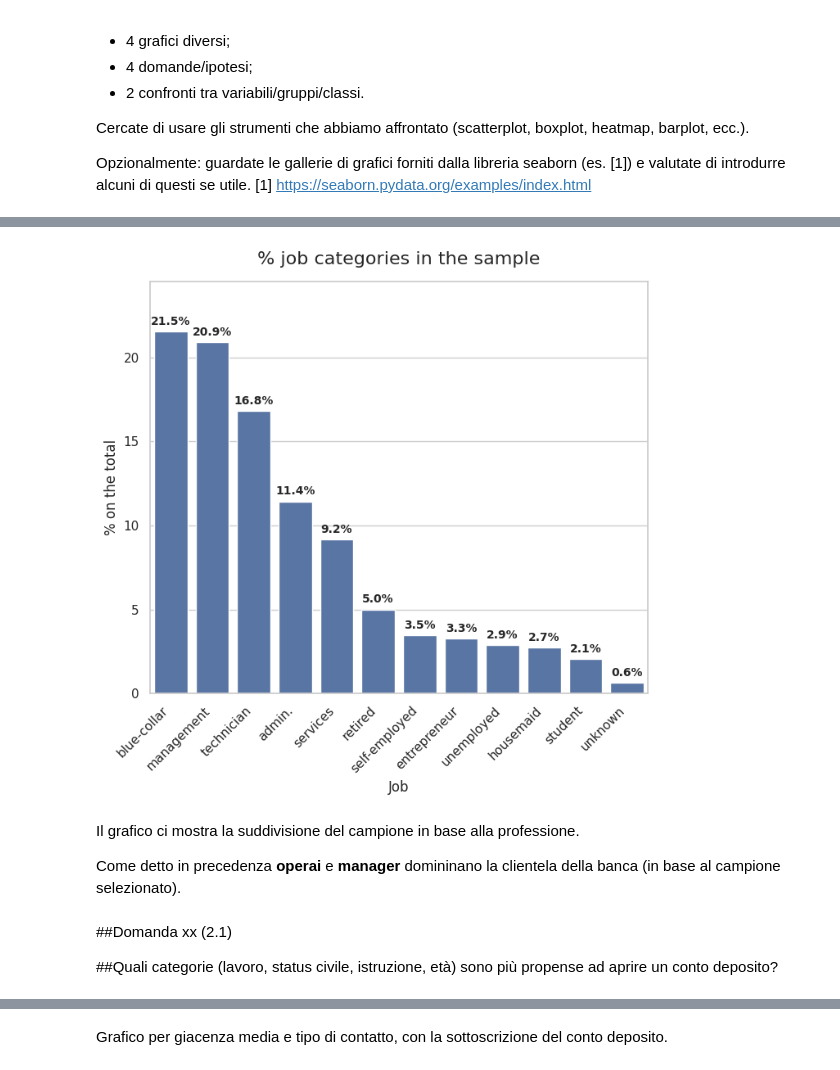
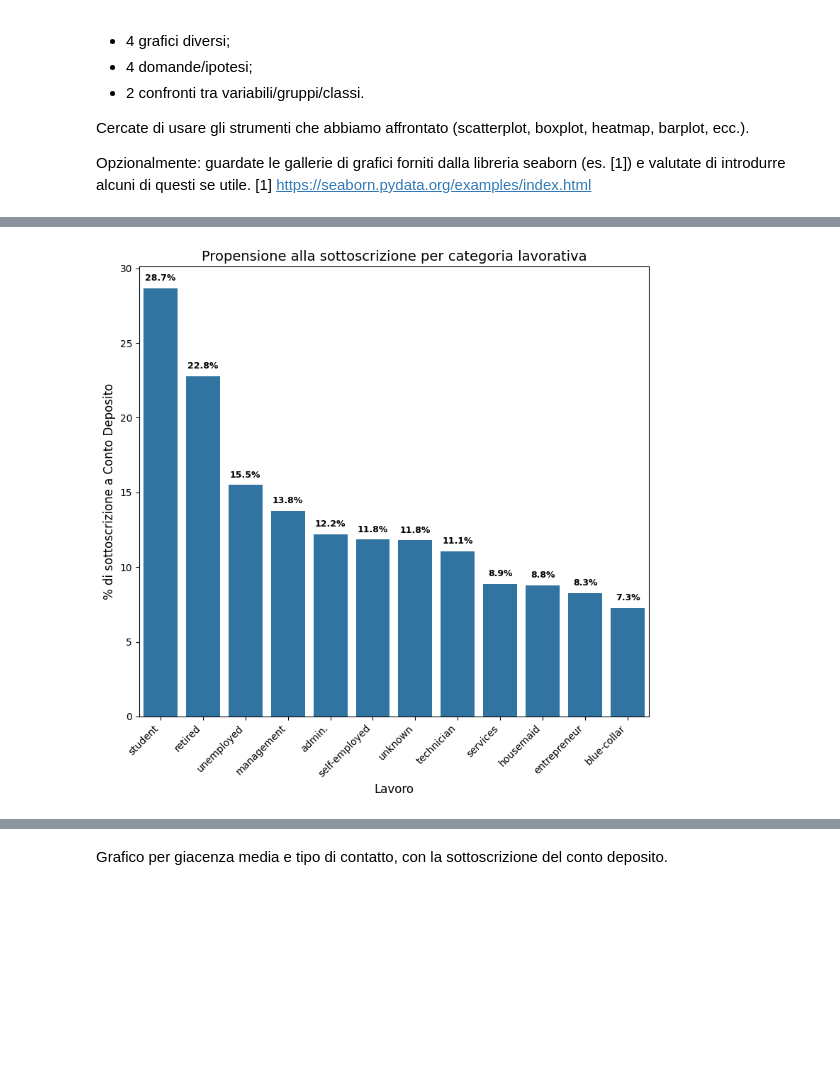
Before and after one commit to ariannab02/Progetto-IntroDSePC-Gruppo-14, a Jupyter notebook: 1_Progetto_IntroDSePC_gruppo_14.ipynb, the cells around one changed output, grey strips where cells are left out. Cells and saved outputs as stored; diff of their text form; code cells hidden in the pictures; blank space fills up the shorter version.

Commit message:
Riorganizzazione della parte 3.4, con cambiamento del grafico e rielaborazione commenti

```diff
--- a/1_Progetto_IntroDSePC_gruppo_14.ipynb
+++ b/1_Progetto_IntroDSePC_gruppo_14.ipynb
@@ -936,2 +952,0 @@ Dopo aver convertito 'y' in 'y_numerica' possiamo calcolare l'indice di correlaz
-# %%
-bank['education_numeric'] = bank['education'].map({'primary': 0, 'secondary': 1, 'tertiary': 2})
@@ -1016,43 +1030,23 @@ https://seaborn.pydata.org/examples/index.html
 # %%
-# @title Distribuzione categorie lavorative nel campione
-frequenze_percentuali = bank['job'].value_counts(normalize=True) * 100
+propensione_lavori = (bank.groupby('job')['y']
+                      .apply(lambda x: (x == 'yes').mean() * 100)
+                      .sort_values(ascending=False))
 
-plt.figure(figsize=(7, 7))
-ax = sns.barplot(
-    x=frequenze_percentuali.index,
-    y=frequenze_percentuali.values,
-    legend=False
+plt.figure(figsize=(8, 8))
+
+sns.barplot(
+    x=propensione_lavori.index,
+    y=propensione_lavori.values,
 )
+for i, v in enumerate(propensione_lavori.values):
+    plt.text(i, v + 0.5, f"{v:.1f}%", ha='center', fontweight='bold', fontsize=9)
 
-for p in ax.patches:
-    altezza = p.get_height()
-    if altezza > 0:
-        ax.text(
-            p.get_x() + p.get_width() / 2.,
-            altezza + 0.4,
-            f'{altezza:.1f}%',
-            ha="center",
-            fontsize=10,
-            fontweight='bold'
-        )
-
-
-plt.title("% job categories in the sample", fontsize=16, pad=15)
-plt.xlabel("Job", fontsize=12)
-plt.ylabel("% on the total", fontsize=12)
-plt.xticks(rotation=45, ha='right', fontsize=11)
-
-plt.ylim(0, frequenze_percentuali.max() + 3)
+plt.title("Propensione alla sottoscrizione per categoria lavorativa", fontsize=14)
+plt.xlabel("Lavoro", fontsize=12)
+plt.ylabel("% di sottoscrizione a Conto Deposito", fontsize=12)
+plt.xticks(rotation=45, ha='right')
 
 plt.tight_layout()
 plt.show()
 # %% [output]
-[figure, old version]
+[figure, new version]
-# %% [markdown]
-Il grafico ci mostra la suddivisione del campione in base alla professione.
-
-Come detto in precedenza **operai** e **manager** domininano la clientela della banca (in base al campione selezionato).
-# %% [markdown]
-##Domanda xx (2.1)
-
-##Quali categorie (lavoro, status civile, istruzione, età) sono più propense ad aprire un conto deposito?
```
Also changed, not shown: parts of 239 cells of this notebook.
